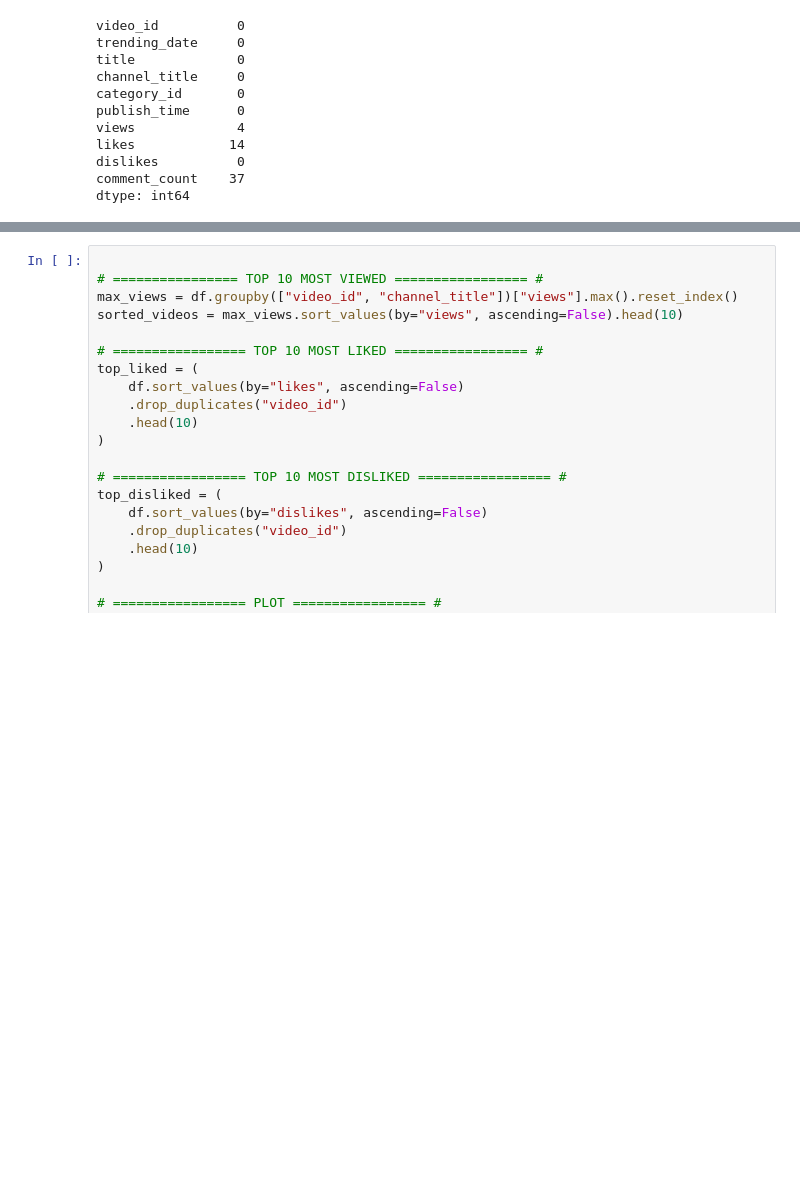
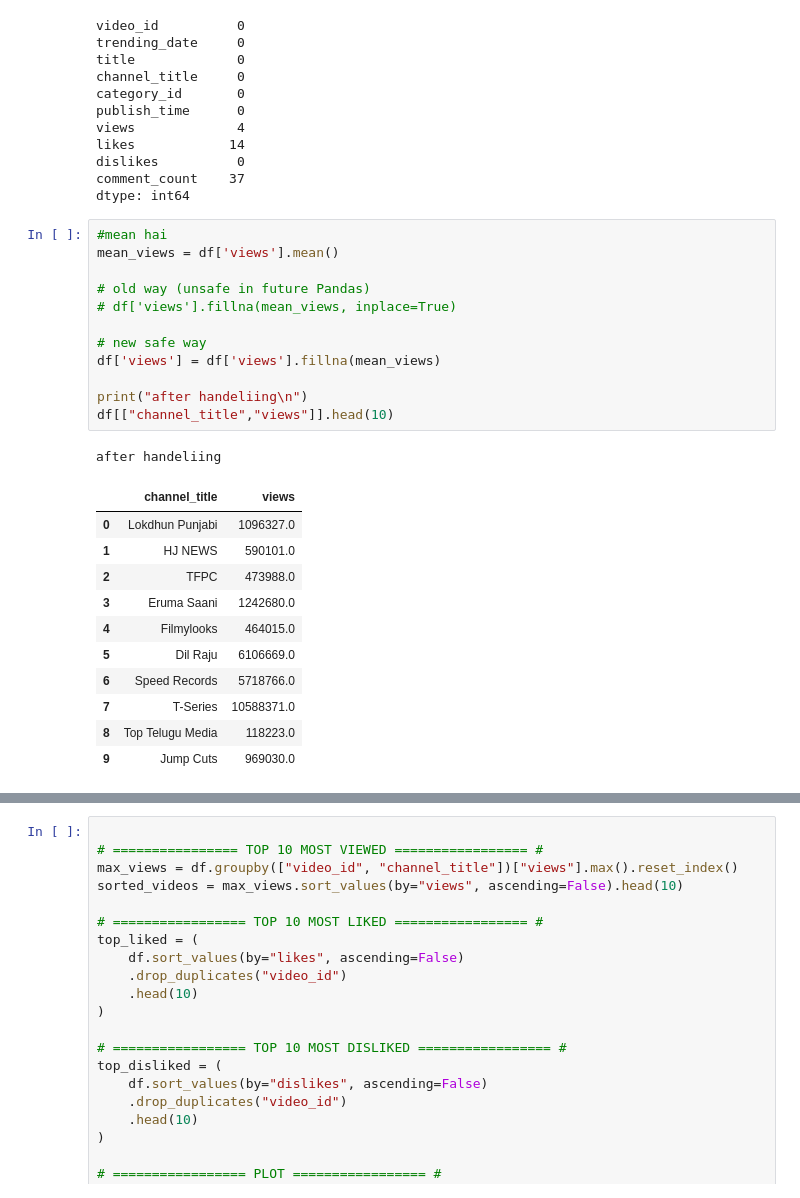
Before and after one commit to anjali236-tech/YouTube-Engagement-Data-Analysis, a Jupyter notebook: final.ipynb, the cells around one changed output, grey strips where cells are left out. Saved outputs shown, nothing was run; the diff lists cells and outputs as text; blank space fills up the shorter version.

```diff
--- a/final.ipynb
+++ b/final.ipynb
@@ -25,3 +25,28 @@ likes            14
 dislikes          0
 comment_count    37
 dtype: int64
+# %%
+#mean hai
+mean_views = df['views'].mean()
+
+# old way (unsafe in future Pandas)
+# df['views'].fillna(mean_views, inplace=True)
+
+# new safe way
+df['views'] = df['views'].fillna(mean_views)
+
+print("after handeliing\n")
+df[["channel_title","views"]].head(10)
+# %% [output]
+after handeliing
+|  | channel_title | views |
+| 0 | Lokdhun Punjabi | 1096327.0 |
+| 1 | HJ NEWS | 590101.0 |
+| 2 | TFPC | 473988.0 |
+| 3 | Eruma Saani | 1242680.0 |
+| 4 | Filmylooks | 464015.0 |
+| 5 | Dil Raju | 6106669.0 |
+| 6 | Speed Records | 5718766.0 |
+| 7 | T-Series | 10588371.0 |
+| 8 | Top Telugu Media | 118223.0 |
+| 9 | Jump Cuts | 969030.0 |
```
Also changed, not shown: parts of 2 cells of this notebook.
